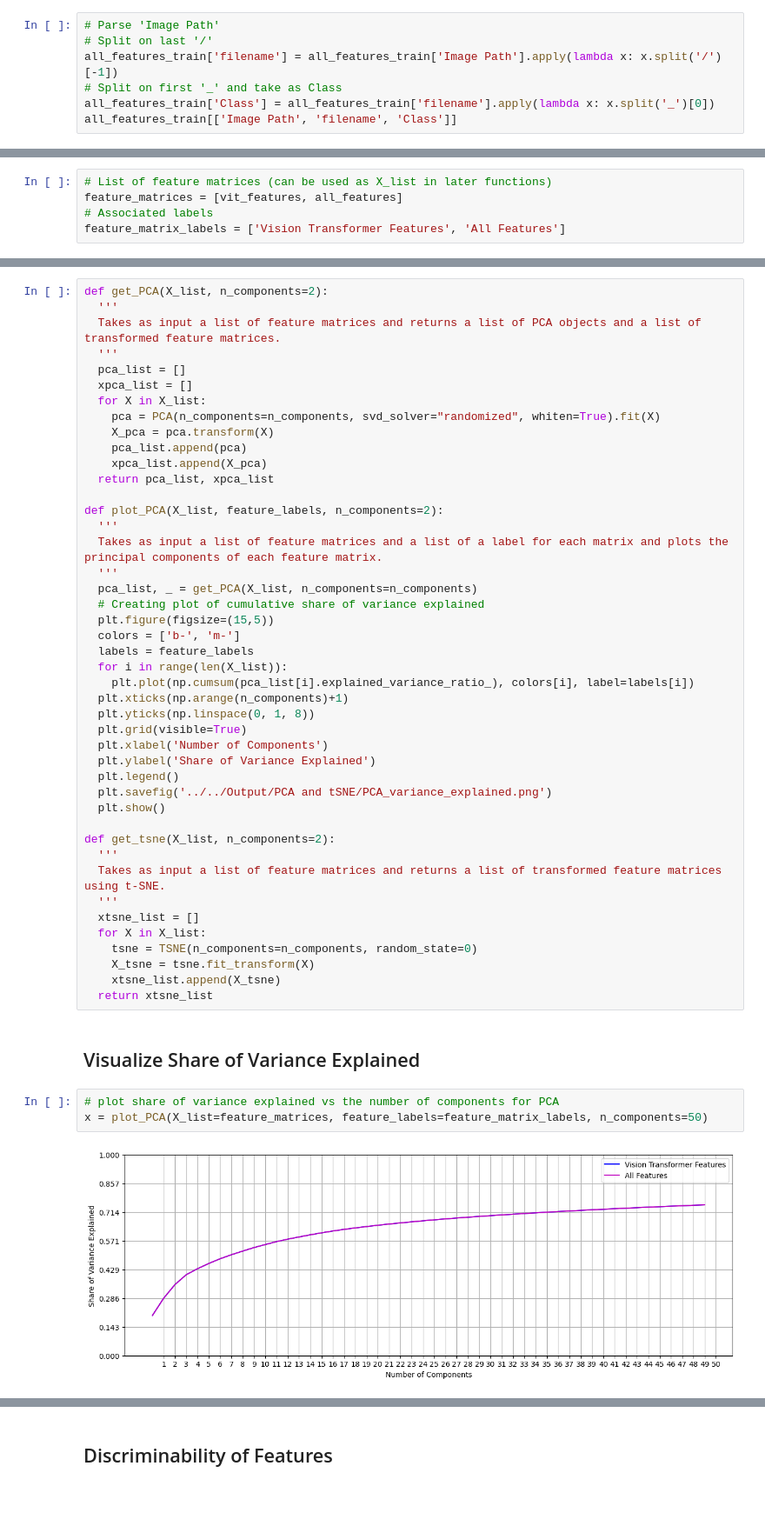
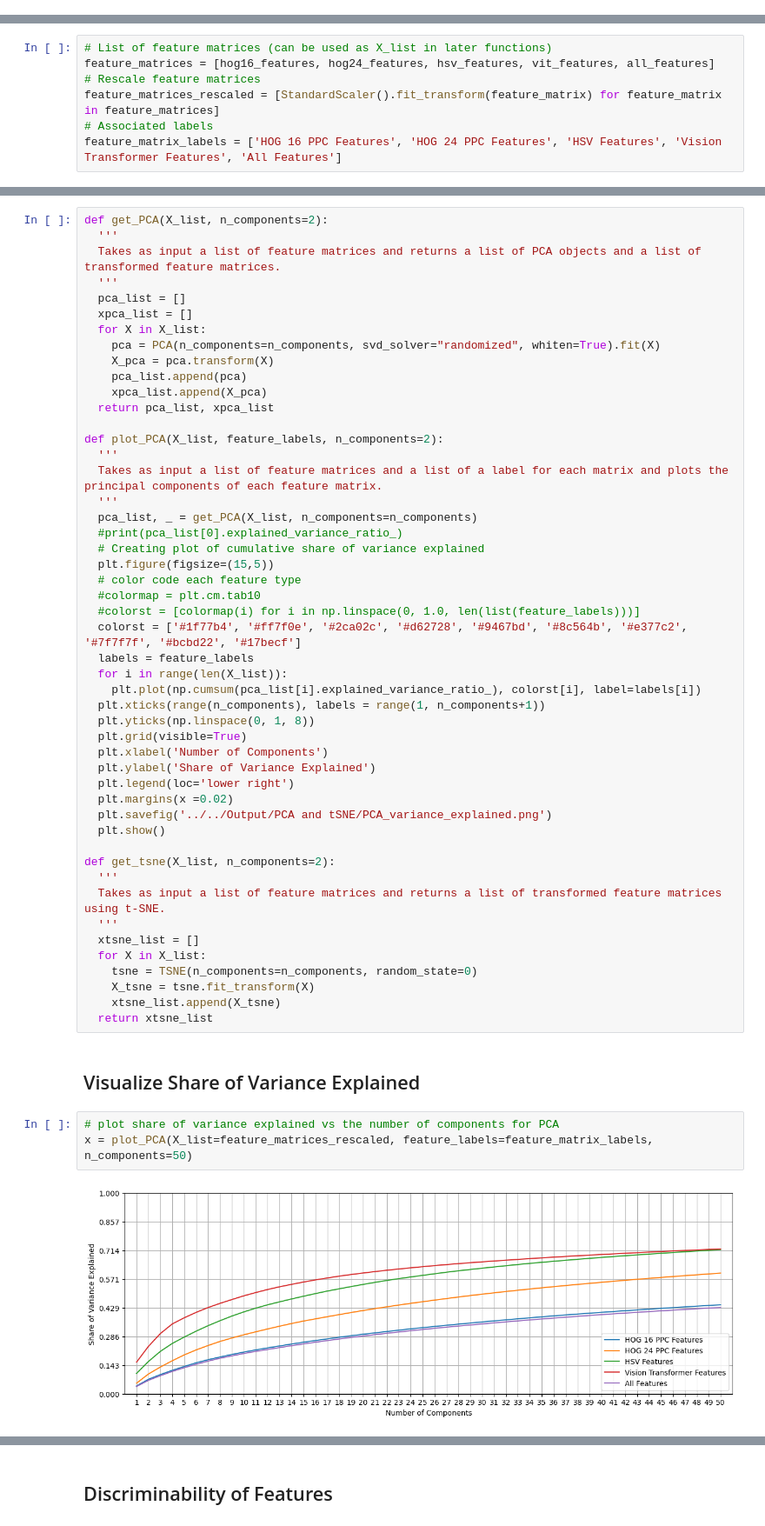
Before and after one commit to ijyliu/computer-vision-project, a Jupyter notebook: Code/Dimensionality Reduction and Visualization/PCA_tSNE_Train_Set.ipynb, the cells around one changed output, grey strips where cells are left out. Shown at 87% size. Saved outputs shown, nothing was run; the diff lists cells and outputs as text; blank space fills up the shorter version.

```diff
--- a/Code/Dimensionality Reduction and Visualization/PCA_tSNE_Train_Set.ipynb
+++ b/Code/Dimensionality Reduction and Visualization/PCA_tSNE_Train_Set.ipynb
@@ -47,7 +45,0 @@ all_features_train
-# %%
-# Parse 'Image Path'
-# Split on last '/'
-all_features_train['filename'] = all_features_train['Image Path'].apply(lambda x: x.split('/')[-1])
-# Split on first '_' and take as Class
-all_features_train['Class'] = all_features_train['filename'].apply(lambda x: x.split('_')[0])
-all_features_train[['Image Path', 'filename', 'Class']]
@@ -95,8 +96,10 @@ all features shape: (6596, 1280)
 # %%
 # List of feature matrices (can be used as X_list in later functions)
-feature_matrices = [vit_features, all_features]
+feature_matrices = [hog16_features, hog24_features, hsv_features, vit_features, all_features]
+# Rescale feature matrices
+feature_matrices_rescaled = [StandardScaler().fit_transform(feature_matrix) for feature_matrix in feature_matrices]
 # Associated labels
-feature_matrix_labels = ['Vision Transformer Features', 'All Features']
+feature_matrix_labels = ['HOG 16 PPC Features', 'HOG 24 PPC Features', 'HSV Features', 'Vision Transformer Features', 'All Features']
 # %% [markdown]
 ## Run PCA
 # %%
@@ -118,18 +121,23 @@ def plot_PCA(X_list, feature_labels, n_components=2):
   Takes as input a list of feature matrices and a list of a label for each matrix and plots the principal components of each feature matrix.
   '''
   pca_list, _ = get_PCA(X_list, n_components=n_components)
+  #print(pca_list[0].explained_variance_ratio_)
   # Creating plot of cumulative share of variance explained
   plt.figure(figsize=(15,5))
-  colors = ['b-', 'm-']
+  # color code each feature type
+  #colormap = plt.cm.tab10
+  #colorst = [colormap(i) for i in np.linspace(0, 1.0, len(list(feature_labels)))]
+  colorst = ['#1f77b4', '#ff7f0e', '#2ca02c', '#d62728', '#9467bd', '#8c564b', '#e377c2', '#7f7f7f', '#bcbd22', '#17becf']
   labels = feature_labels
   for i in range(len(X_list)):
-    plt.plot(np.cumsum(pca_list[i].explained_variance_ratio_), colors[i], label=labels[i])
-  plt.xticks(np.arange(n_components)+1)
+    plt.plot(np.cumsum(pca_list[i].explained_variance_ratio_), colorst[i], label=labels[i])
+  plt.xticks(range(n_components), labels = range(1, n_components+1))
   plt.yticks(np.linspace(0, 1, 8))
   plt.grid(visible=True)
   plt.xlabel('Number of Components')
   plt.ylabel('Share of Variance Explained')
-  plt.legend()
+  plt.legend(loc='lower right')
+  plt.margins(x =0.02)
   plt.savefig('../../Output/PCA and tSNE/PCA_variance_explained.png')
   plt.show()
 
@@ -147,8 +155,8 @@ def get_tsne(X_list, n_components=2):
 ## Visualize Share of Variance Explained
 # %%
 # plot share of variance explained vs the number of components for PCA
-x = plot_PCA(X_list=feature_matrices, feature_labels=feature_matrix_labels, n_components=50)
+x = plot_PCA(X_list=feature_matrices_rescaled, feature_labels=feature_matrix_labels, n_components=50)
 # %% [output]
-[figure, old version]
+[figure, new version]
 # %%
 # dimensionality reduction
```
Also changed, not shown: parts of 9 cells of this notebook, 38 other files.
